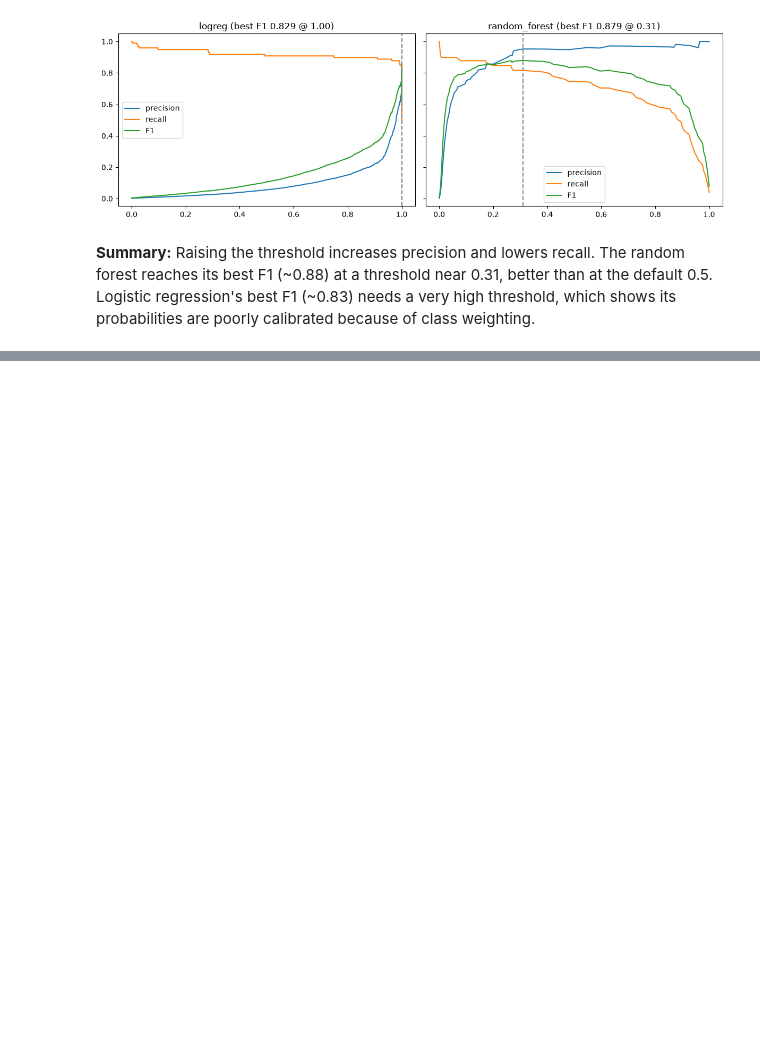
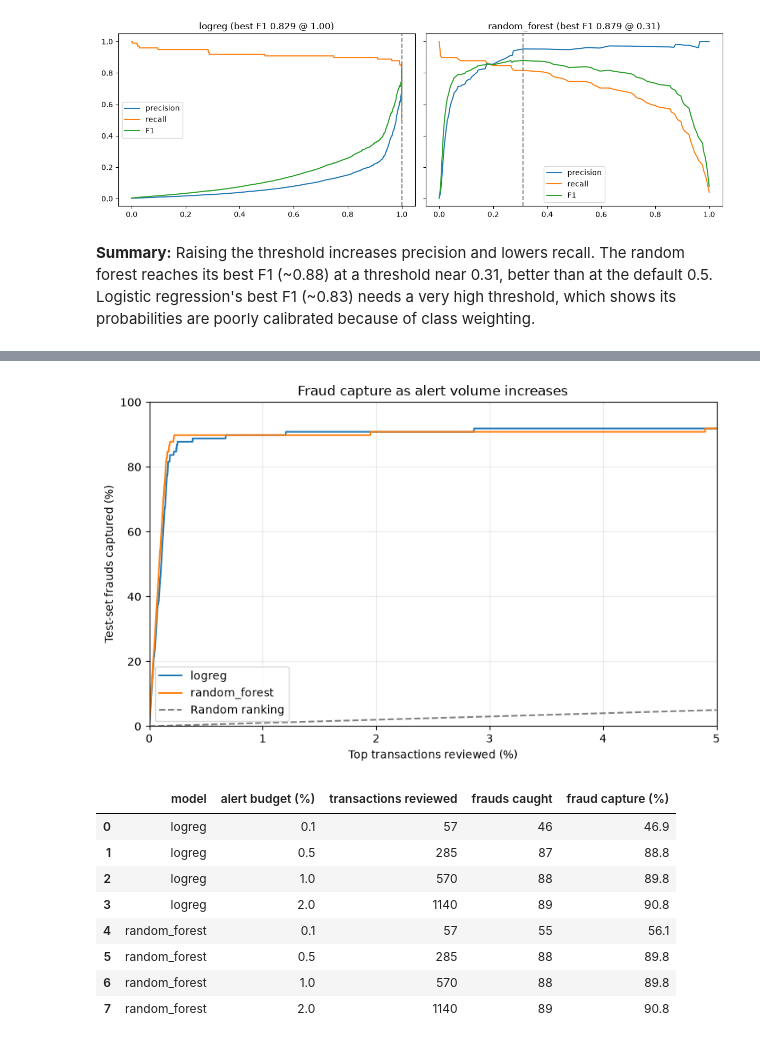
Before and after one commit to bjdawson23/Credit-Card-Fraud-and-Overdraft-Detection, a Jupyter notebook: notebooks/01_download_data.ipynb, the cells around one changed output, grey strips where cells are left out. Drawn from its saved outputs; the diff is of its cells as text; code cells hidden in the pictures; blank space fills up the shorter version.

```diff
--- a/notebooks/01_download_data.ipynb
+++ b/notebooks/01_download_data.ipynb
@@ -240,0 +295,54 @@ plt.show()
+# %%
+import math
+import numpy as np
+import pandas as pd
+import matplotlib.pyplot as plt
+
+y_true = np.asarray(y_test)
+n_transactions = len(y_true)
+n_frauds = int(y_true.sum())
+alert_budgets = [0.1, 0.5, 1.0, 2.0]
+capture_rows = []
+
+fig, ax = plt.subplots(figsize=(8, 5))
+for name, scores in probas.items():
+    ranked_indices = np.argsort(scores)[::-1]
+    cumulative_capture = np.cumsum(y_true[ranked_indices]) / n_frauds * 100
+    alert_share = np.arange(1, n_transactions + 1) / n_transactions * 100
+    visible = alert_share <= 5
+    ax.plot(alert_share[visible], cumulative_capture[visible], label=name)
+
+    for budget in alert_budgets:
+        n_alerts = math.ceil(n_transactions * budget / 100)
+        caught = int(y_true[ranked_indices[:n_alerts]].sum())
+        capture_rows.append({
+            "model": name,
+            "alert budget (%)": budget,
+            "transactions reviewed": n_alerts,
+            "frauds caught": caught,
+            "fraud capture (%)": caught / n_frauds * 100,
+        })
+
+ax.plot([0, 5], [0, 5], linestyle="--", color="gray", label="Random ranking")
+ax.set(xlim=(0, 5), ylim=(0, 100),
+       xlabel="Top transactions reviewed (%)",
+       ylabel="Test-set frauds captured (%)",
+       title="Fraud capture as alert volume increases")
+ax.grid(alpha=0.25)
+ax.legend()
+plt.tight_layout()
+plt.savefig(OUTPUT_DIR / "top_k_fraud_capture.png", dpi=150, bbox_inches="tight")
+plt.show()
+
+display(pd.DataFrame(capture_rows).round({"fraud capture (%)": 1}))
+# %% [output]
+[figure, added]
+|  | model | alert budget (%) | transactions reviewed | frauds caught | fraud capture (%) |
+| 0 | logreg | 0.1 | 57 | 46 | 46.9 |
+| 1 | logreg | 0.5 | 285 | 87 | 88.8 |
+| 2 | logreg | 1.0 | 570 | 88 | 89.8 |
+| 3 | logreg | 2.0 | 1140 | 89 | 90.8 |
+| 4 | random_forest | 0.1 | 57 | 55 | 56.1 |
+| 5 | random_forest | 0.5 | 285 | 88 | 89.8 |
+| 6 | random_forest | 1.0 | 570 | 88 | 89.8 |
+| 7 | random_forest | 2.0 | 1140 | 89 | 90.8 |
```
Also changed, not shown: parts of 11 cells of this notebook, 5 other files.
